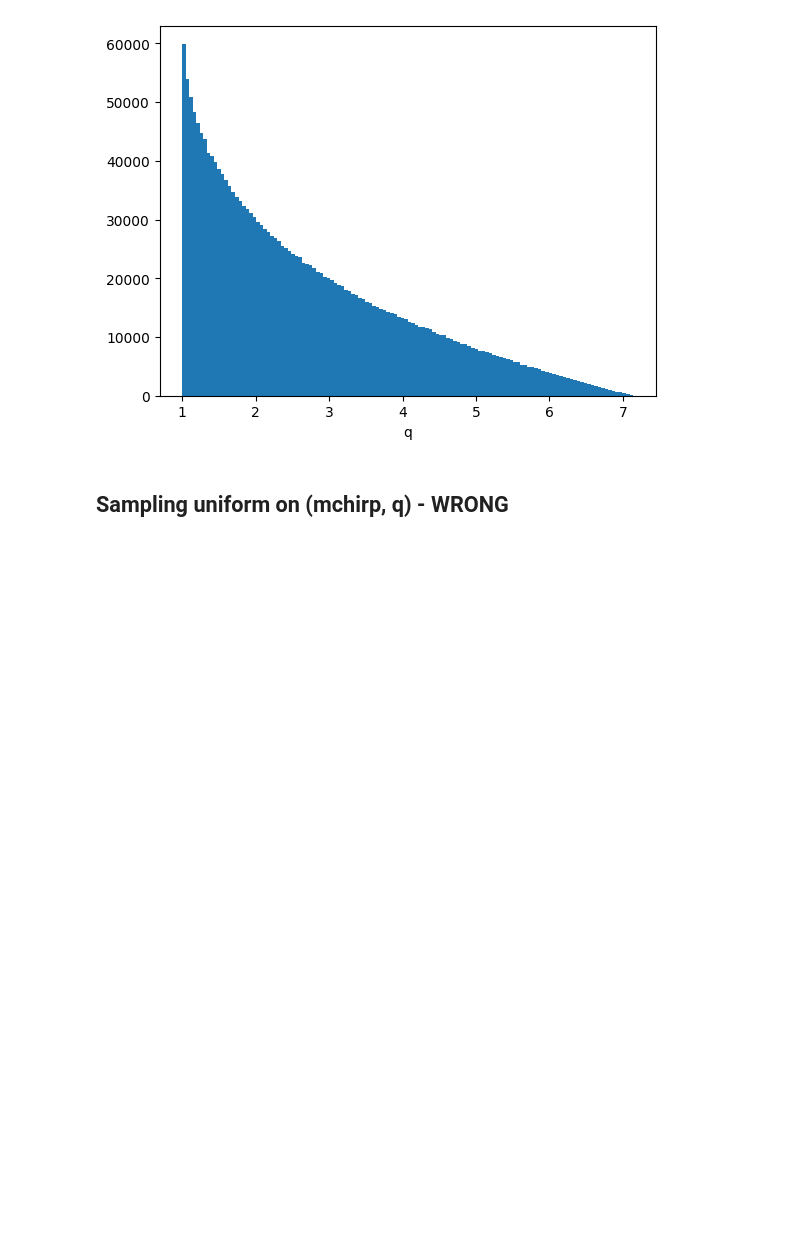
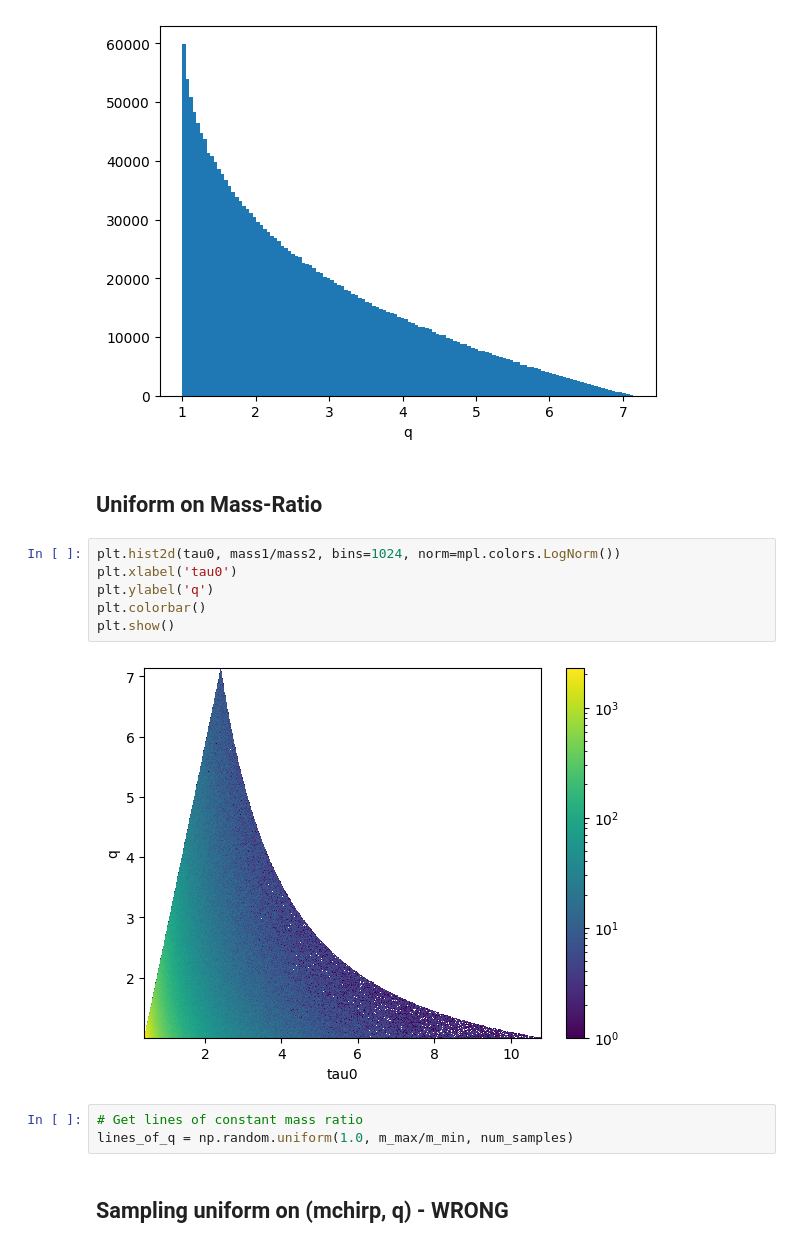
Before and after one commit to nnarenraju/sage, a Jupyter notebook: notebooks/template_placement.ipynb, the cells around one changed output. Cells and saved outputs as stored; diff of their text form; blank space fills up the shorter version.

Commit message:
Updates for uniform q runs

```diff
--- a/notebooks/template_placement.ipynb
+++ b/notebooks/template_placement.ipynb
@@ -404,6 +404,19 @@ plt.xlabel('q')
 plt.show()
 # %% [output]
 [figure]
+# %% [markdown]
+## Uniform on Mass-Ratio
+# %%
+plt.hist2d(tau0, mass1/mass2, bins=1024, norm=mpl.colors.LogNorm())
+plt.xlabel('tau0')
+plt.ylabel('q')
+plt.colorbar()
+plt.show()
+# %% [output]
+[figure, added]
+# %%
+# Get lines of constant mass ratio
+lines_of_q = np.random.uniform(1.0, m_max/m_min, num_samples)
 # %% [markdown]
 ## Sampling uniform on (mchirp, q) - WRONG
 # %%
```
Also changed, not shown: parts of 2 cells of this notebook.
